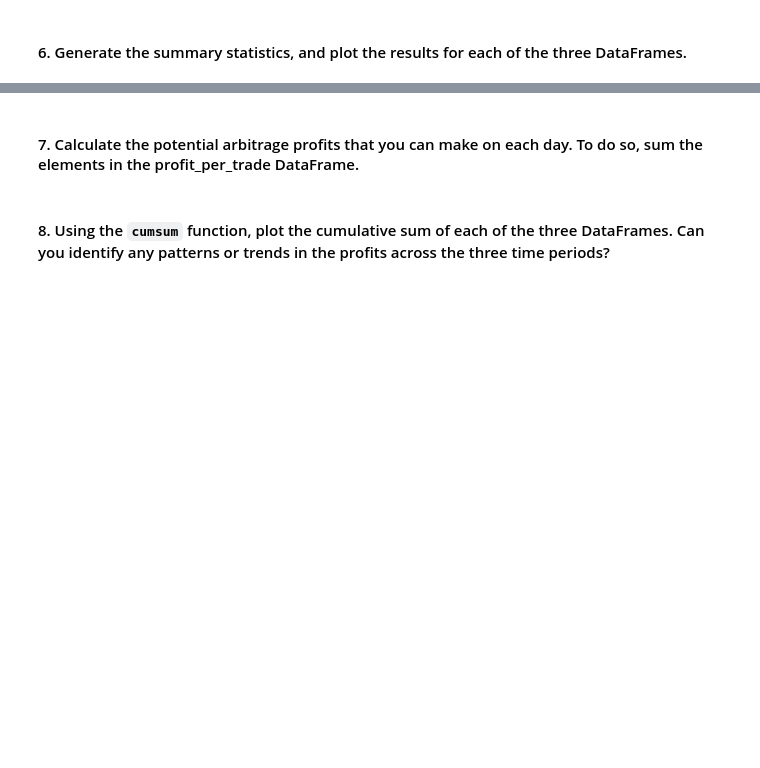
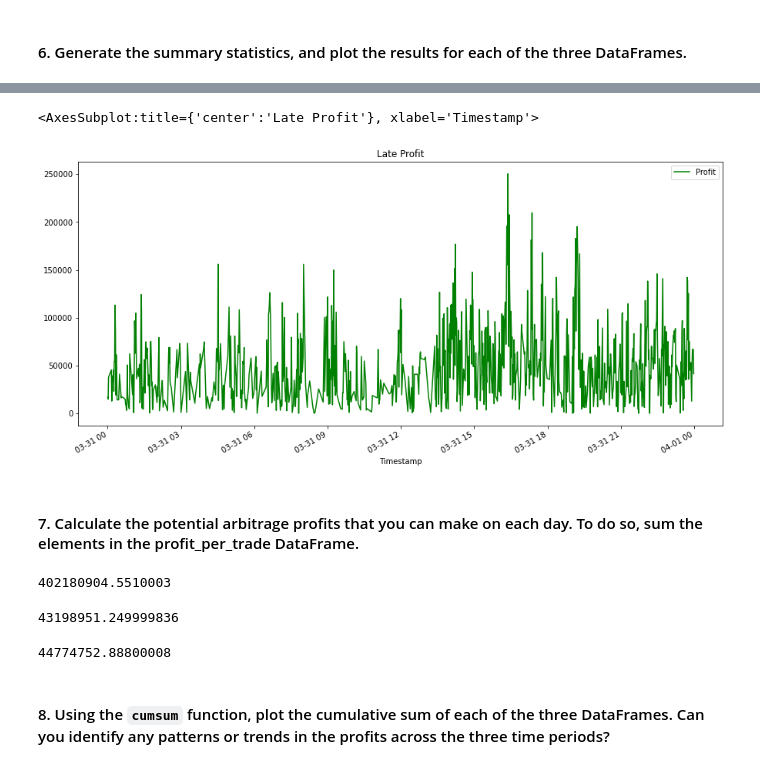
Before and after one commit to seanpatel19/Challenge-3-, a Jupyter notebook: crypto_arbitrage.ipynb, the cells around one changed output, grey strips where cells are left out. Saved outputs shown, nothing was run; the diff lists cells and outputs as text; code cells hidden in the pictures; blank space fills up the shorter version.

```diff
--- a/crypto_arbitrage.ipynb
+++ b/crypto_arbitrage.ipynb
@@ -507,0 +656,4 @@ profit_per_trade_early = # YOUR CODE HERE
+# %%
+profit_late = profitable_trades_late * bitstamp_sliced.loc['2018-03-31']
+profit_per_trade_late = profit_late.dropna()
+profit_per_trade_late
@@ -516,8 +726,27 @@ profit_per_trade_early = # YOUR CODE HERE
+# %%
+profit_per_trade_late.plot(legend=True, figsize=(15, 7), title="Late Profit", color="green", label="Profit")
+# %% [output]
+<AxesSubplot:title={'center':'Late Profit'}, xlabel='Timestamp'>
+[figure, added]
 # %% [markdown]
 #### 7. Calculate the potential arbitrage profits that you can make on each day. To do so, sum the elements in the profit_per_trade DataFrame.
 # %%
 # Calculate the sum of the potential profits for the early profit per trade DataFrame
 # YOUR CODE HERE
+profit_sum_early = profit_per_trade_early.sum()
+profit_sum_early
+# %% [output]
+402180904.5510003
+# %%
+profit_sum_middle = profit_per_trade_middle.sum()
+profit_sum_middle
+# %% [output]
+43198951.249999836
+# %%
+profit_sum_late =profit_per_trade_late.sum()
+profit_sum_late
+# %% [output]
+44774752.88800008
 # %% [markdown]
 #### 8. Using the `cumsum` function, plot the cumulative sum of each of the three DataFrames. Can you identify any patterns or trends in the profits across the three time periods?
 # %%
```
Also changed, not shown: parts of 25 cells of this notebook, 1 other file.
